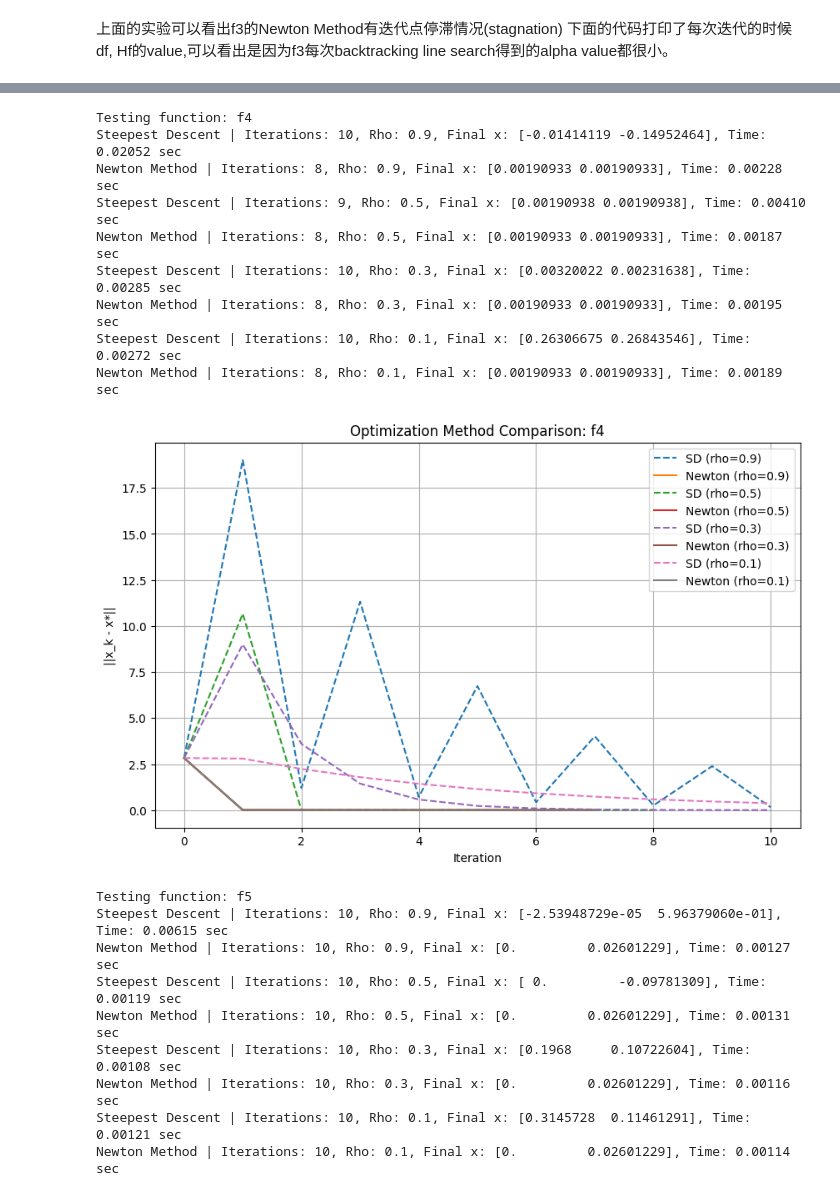
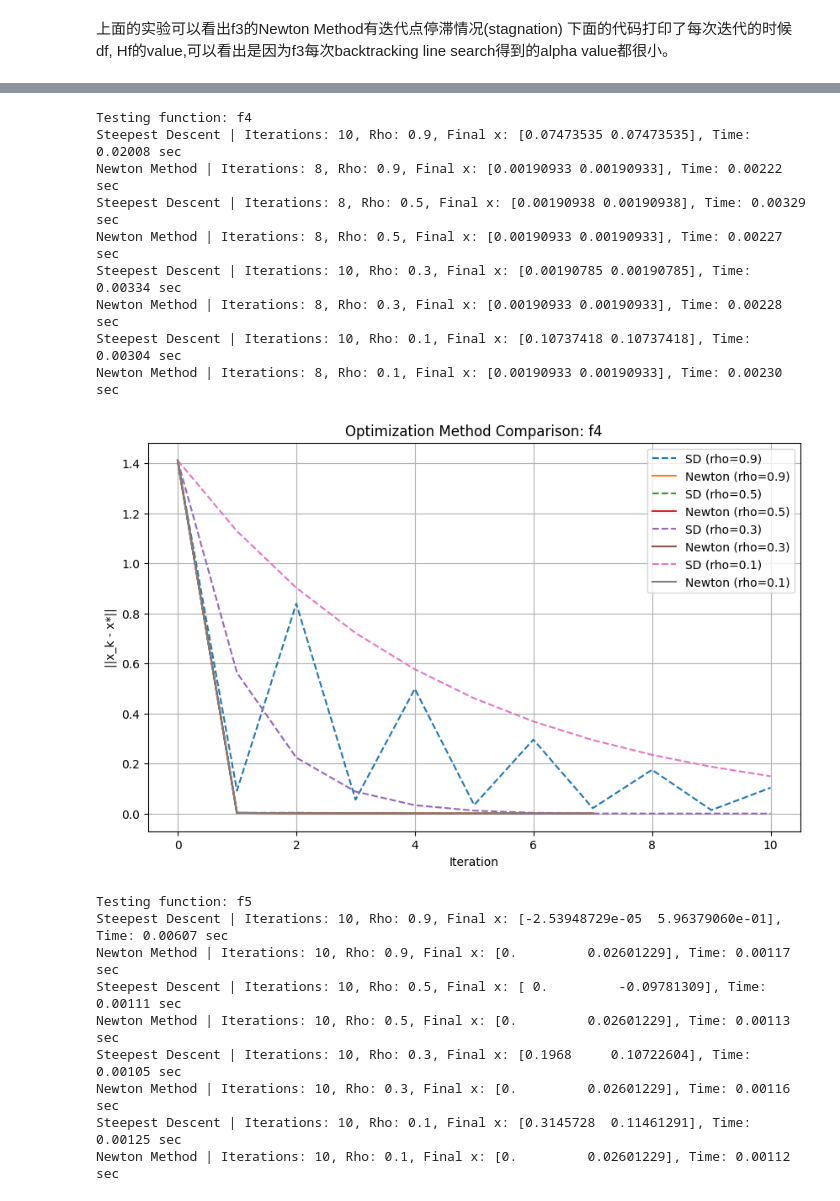
Before and after one commit to santiweide/ku2025-no, a Jupyter notebook: code_week2/main.ipynb, the cells around one changed output, grey strips where cells are left out. Cells and saved outputs as stored; diff of their text form; code cells hidden in the pictures.

```diff
--- a/code_week2/main.ipynb
+++ b/code_week2/main.ipynb
@@ -254,11 +254,12 @@ functions = [
 x0s = [
     np.array([10, 10]),
     np.array([-1.2, 1.0]),
-    np.array([1, 1]),
+    np.array([1e-5, -1e-5]),
     np.array([2, -2]),
     np.array([-1.5, 1.5])
 ]
 
+
 rho_values = [0.9, 0.5, 0.3, 0.1]
 
 benchmark_protocol(functions, x0s, rho_values)
@@ -379,7 +380,7 @@ x0s = [
     np.array([10, 10]),
     np.array([-1.2, 1.0]),
     np.array([1e-5, -1e-5]),
-    np.array([2, -2]),
+    np.array([1, 1]),
     np.array([-1.5, 1.5])
 ]
 
@@ -419,21 +420,21 @@ Newton Method | Iterations: 3, Rho: 0.1, Final x: [ 1.61124334e-16 -1.61124334e-
 [figure]
 Testing function: f4
-Steepest Descent | Iterations: 10, Rho: 0.9, Final x: [-0.01414119 -0.14952464], Time: 0.02052 sec
-Newton Method | Iterations: 8, Rho: 0.9, Final x: [0.00190933 0.00190933], Time: 0.00228 sec
-Steepest Descent | Iterations: 9, Rho: 0.5, Final x: [0.00190938 0.00190938], Time: 0.00410 sec
-Newton Method | Iterations: 8, Rho: 0.5, Final x: [0.00190933 0.00190933], Time: 0.00187 sec
-Steepest Descent | Iterations: 10, Rho: 0.3, Final x: [0.00320022 0.00231638], Time: 0.00285 sec
-Newton Method | Iterations: 8, Rho: 0.3, Final x: [0.00190933 0.00190933], Time: 0.00195 sec
-Steepest Descent | Iterations: 10, Rho: 0.1, Final x: [0.26306675 0.26843546], Time: 0.00272 sec
-Newton Method | Iterations: 8, Rho: 0.1, Final x: [0.00190933 0.00190933], Time: 0.00189 sec
+Steepest Descent | Iterations: 10, Rho: 0.9, Final x: [0.07473535 0.07473535], Time: 0.02008 sec
+Newton Method | Iterations: 8, Rho: 0.9, Final x: [0.00190933 0.00190933], Time: 0.00222 sec
+Steepest Descent | Iterations: 8, Rho: 0.5, Final x: [0.00190938 0.00190938], Time: 0.00329 sec
+Newton Method | Iterations: 8, Rho: 0.5, Final x: [0.00190933 0.00190933], Time: 0.00227 sec
+Steepest Descent | Iterations: 10, Rho: 0.3, Final x: [0.00190785 0.00190785], Time: 0.00334 sec
+Newton Method | Iterations: 8, Rho: 0.3, Final x: [0.00190933 0.00190933], Time: 0.00228 sec
+Steepest Descent | Iterations: 10, Rho: 0.1, Final x: [0.10737418 0.10737418], Time: 0.00304 sec
+Newton Method | Iterations: 8, Rho: 0.1, Final x: [0.00190933 0.00190933], Time: 0.00230 sec
-[figure, old version]
+[figure, new version]
 Testing function: f5
-Steepest Descent | Iterations: 10, Rho: 0.9, Final x: [-2.53948729e-05  5.96379060e-01], Time: 0.00615 sec
-Newton Method | Iterations: 10, Rho: 0.9, Final x: [0.         0.02601229], Time: 0.00127 sec
-Steepest Descent | Iterations: 10, Rho: 0.5, Final x: [ 0.         -0.09781309], Time: 0.00119 sec
-Newton Method | Iterations: 10, Rho: 0.5, Final x: [0.         0.02601229], Time: 0.00131 sec
-Steepest Descent | Iterations: 10, Rho: 0.3, Final x: [0.1968     0.10722604], Time: 0.00108 sec
+Steepest Descent | Iterations: 10, Rho: 0.9, Final x: [-2.53948729e-05  5.96379060e-01], Time: 0.00607 sec
+Newton Method | Iterations: 10, Rho: 0.9, Final x: [0.         0.02601229], Time: 0.00117 sec
+Steepest Descent | Iterations: 10, Rho: 0.5, Final x: [ 0.         -0.09781309], Time: 0.00111 sec
+Newton Method | Iterations: 10, Rho: 0.5, Final x: [0.         0.02601229], Time: 0.00113 sec
+Steepest Descent | Iterations: 10, Rho: 0.3, Final x: [0.1968     0.10722604], Time: 0.00105 sec
 Newton Method | Iterations: 10, Rho: 0.3, Final x: [0.         0.02601229], Time: 0.00116 sec
-Steepest Descent | Iterations: 10, Rho: 0.1, Final x: [0.3145728  0.11461291], Time: 0.00121 sec
-Newton Method | Iterations: 10, Rho: 0.1, Final x: [0.         0.02601229], Time: 0.00114 sec
+Steepest Descent | Iterations: 10, Rho: 0.1, Final x: [0.3145728  0.11461291], Time: 0.00125 sec
+Newton Method | Iterations: 10, Rho: 0.1, Final x: [0.         0.02601229], Time: 0.00112 sec
 [figure]
```
Also changed, not shown: parts of 2 cells of this notebook, 2 other files.
